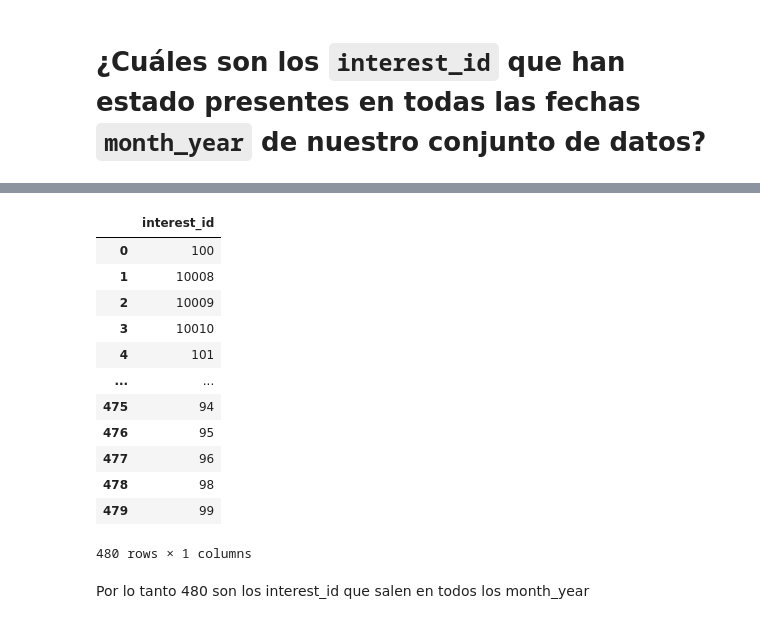
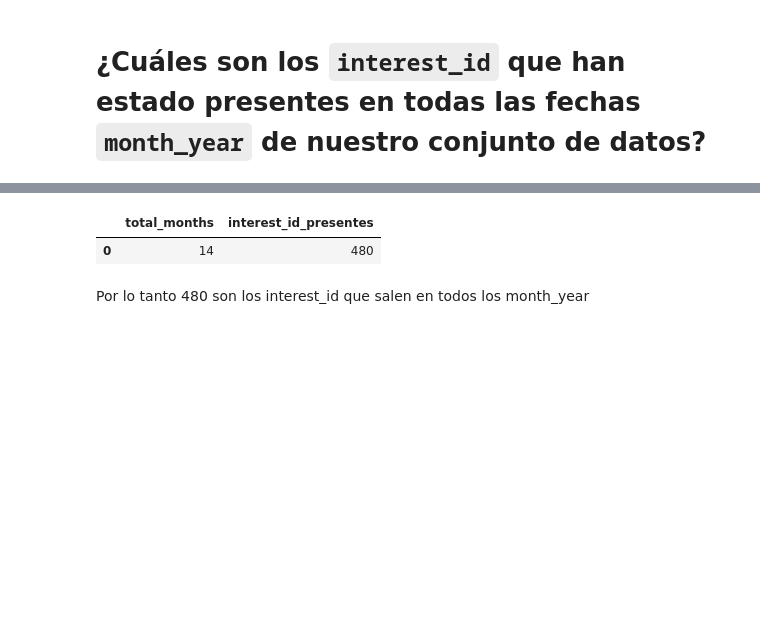
Before and after one commit to LLAES07/SQL_DESAFIO, a Jupyter notebook: Caso_8/Caso_8.ipynb, the cells around one changed output, grey strips where cells are left out. Saved outputs shown, nothing was run; the diff lists cells and outputs as text; code cells hidden in the pictures; blank space fills up the shorter version.

```diff
--- a/Caso_8/Caso_8.ipynb
+++ b/Caso_8/Caso_8.ipynb
@@ -755,15 +755,22 @@ Corresponden a valores validos ya que para todas las fechas menores se cumple qu
 # **¿Cuáles son los `interest_id` que han estado presentes en todas las fechas ``month_year`` de nuestro conjunto de datos?**
 # %%
 query = '''
-
+    WITH resume_table AS (
     SELECT
+         COUNT(DISTINCT month_year) AS total_months,
         interest_id
     FROM interest_metrics
     GROUP BY interest_id
     HAVING COUNT(DISTINCT month_year) = (
         SELECT COUNT(DISTINCT month_year)
         FROM interest_metrics
-    );
+    ) )
+
+    SELECT
+        DISTINCT (total_months),
+        COUNT(*) AS interest_id_presentes
+    FROM
+        resume_table
 
 
 
@@ -792,15 +798,4 @@ pd.read_sql_query(query, con=engine)
-|  | interest_id |
-| 0 | 100 |
-| 1 | 10008 |
-| 2 | 10009 |
-| 3 | 10010 |
-| 4 | 101 |
-| ... | ... |
-| 475 | 94 |
-| 476 | 95 |
-| 477 | 96 |
-| 478 | 98 |
-| 479 | 99 |
+|  | total_months | interest_id_presentes |
+| 0 | 14 | 480 |
-480 rows × 1 columns
 # %% [markdown]
 Por lo tanto 480 son los interest_id que salen en todos los month_year
```
Also changed, not shown: parts of 4 cells of this notebook.
